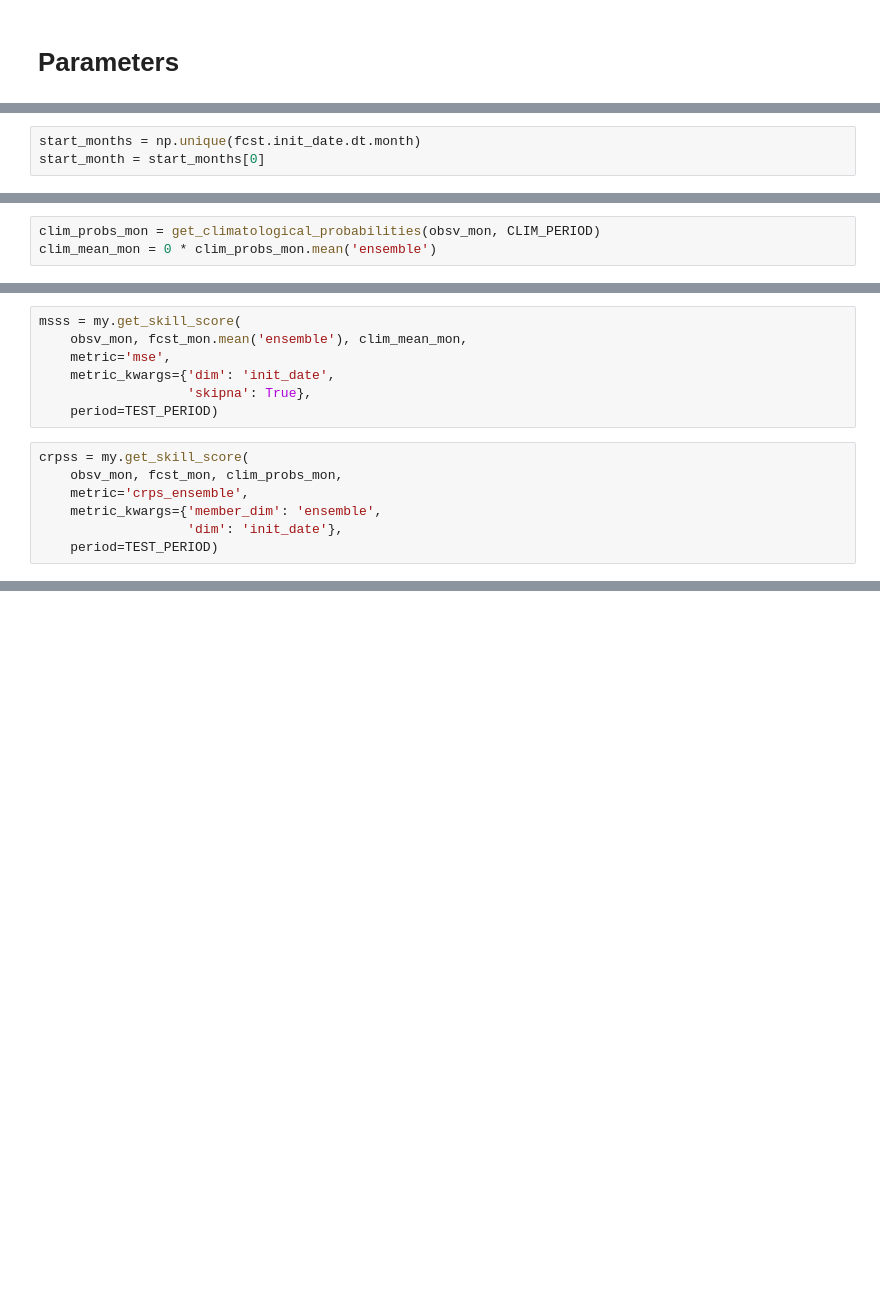
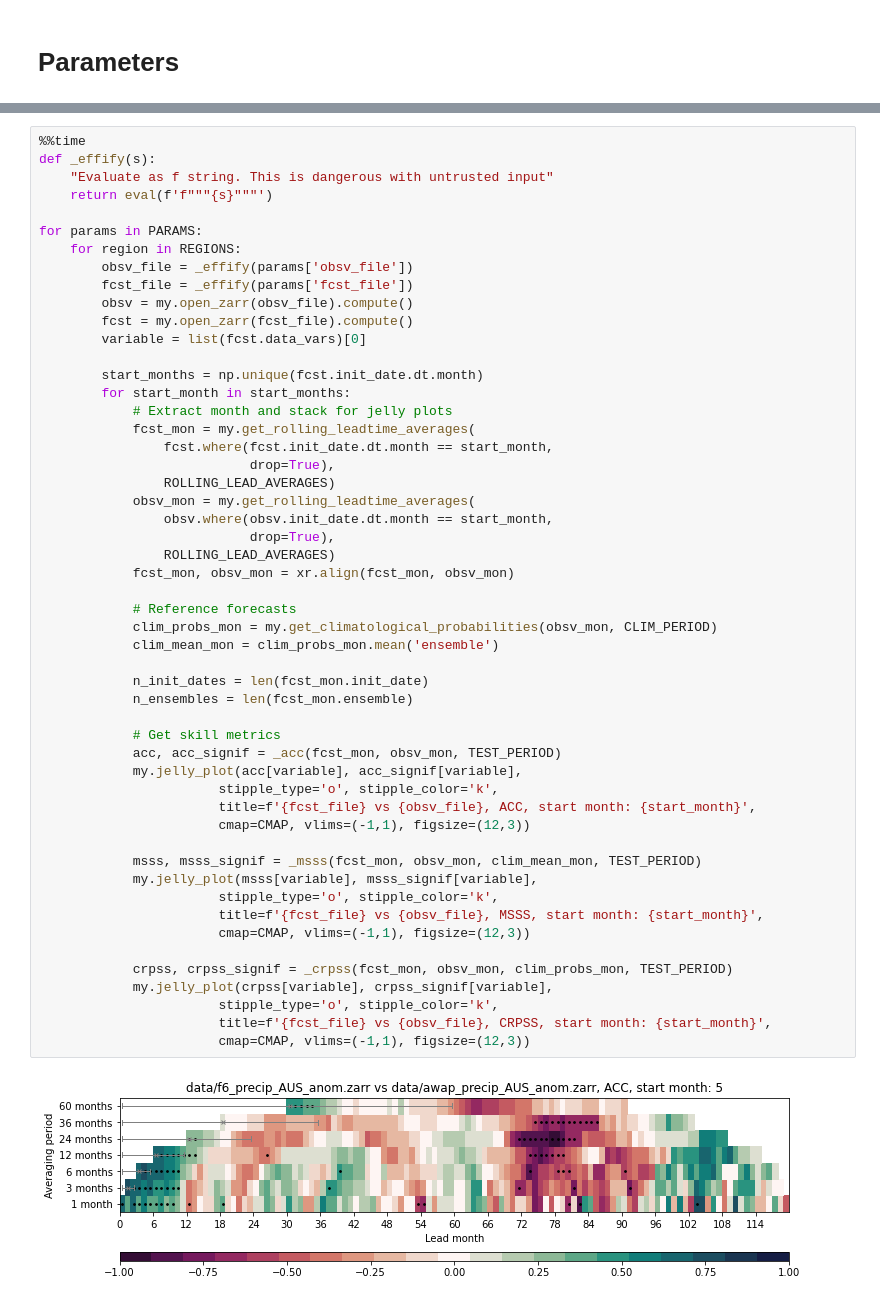
Before and after one commit to dougiesquire/hydro_tasmania, a Jupyter notebook: 2020/1.0_assess_skill.ipynb, the cells around one changed output, grey strips where cells are left out. Drawn from its saved outputs; the diff is of its cells as text; blank space fills up the shorter version.

```diff
--- a/2020/1.0_assess_skill.ipynb
+++ b/2020/1.0_assess_skill.ipynb
@@ -69,3 +58,0 @@ obsv = my.open_zarr('data/awap_precip_TAS_anom.zarr').compute()
-# %%
-start_months = np.unique(fcst.init_date.dt.month)
-start_month = start_months[0]
@@ -81,3 +58,0 @@ fcst_mon, obsv_mon = xr.align(fcst_mon, obsv_mon)
-# %%
-clim_probs_mon = get_climatological_probabilities(obsv_mon, CLIM_PERIOD)
-clim_mean_mon = 0 * clim_probs_mon.mean('ensemble')
@@ -91,14 +58,0 @@ acc = my.get_metric(
-# %%
-msss = my.get_skill_score(
-    obsv_mon, fcst_mon.mean('ensemble'), clim_mean_mon,
-    metric='mse',
-    metric_kwargs={'dim': 'init_date',
-                   'skipna': True},
-    period=TEST_PERIOD)
-# %%
-crpss = my.get_skill_score(
-    obsv_mon, fcst_mon, clim_probs_mon,
-    metric='crps_ensemble',
-    metric_kwargs={'member_dim': 'ensemble',
-                   'dim': 'init_date'},
-    period=TEST_PERIOD)
@@ -179,0 +165,54 @@ jelly_plot(crpss['precip'], None, stipple_type='//',
+# %%
+%%time
+def _effify(s):
+    "Evaluate as f string. This is dangerous with untrusted input"
+    return eval(f'f"""{s}"""')
+
+for params in PARAMS:
+    for region in REGIONS:
+        obsv_file = _effify(params['obsv_file'])
+        fcst_file = _effify(params['fcst_file'])
+        obsv = my.open_zarr(obsv_file).compute()
+        fcst = my.open_zarr(fcst_file).compute()
+        variable = list(fcst.data_vars)[0]
+
+        start_months = np.unique(fcst.init_date.dt.month)
+        for start_month in start_months:
+            # Extract month and stack for jelly plots
+            fcst_mon = my.get_rolling_leadtime_averages(
+                fcst.where(fcst.init_date.dt.month == start_month,
+                           drop=True),
+                ROLLING_LEAD_AVERAGES)
+            obsv_mon = my.get_rolling_leadtime_averages(
+                obsv.where(obsv.init_date.dt.month == start_month,
+                           drop=True),
+                ROLLING_LEAD_AVERAGES)
+            fcst_mon, obsv_mon = xr.align(fcst_mon, obsv_mon)
+
+            # Reference forecasts
+            clim_probs_mon = my.get_climatological_probabilities(obsv_mon, CLIM_PERIOD)
+            clim_mean_mon = clim_probs_mon.mean('ensemble')
+
+            n_init_dates = len(fcst_mon.init_date)
+            n_ensembles = len(fcst_mon.ensemble)
+
+            # Get skill metrics
+            acc, acc_signif = _acc(fcst_mon, obsv_mon, TEST_PERIOD)
+            my.jelly_plot(acc[variable], acc_signif[variable],
+                       stipple_type='o', stipple_color='k',
+                       title=f'{fcst_file} vs {obsv_file}, ACC, start month: {start_month}',
+                       cmap=CMAP, vlims=(-1,1), figsize=(12,3))
+
+            msss, msss_signif = _msss(fcst_mon, obsv_mon, clim_mean_mon, TEST_PERIOD)
+            my.jelly_plot(msss[variable], msss_signif[variable],
+                       stipple_type='o', stipple_color='k',
+                       title=f'{fcst_file} vs {obsv_file}, MSSS, start month: {start_month}',
+                       cmap=CMAP, vlims=(-1,1), figsize=(12,3))
+
+            crpss, crpss_signif = _crpss(fcst_mon, obsv_mon, clim_probs_mon, TEST_PERIOD)
+            my.jelly_plot(crpss[variable], crpss_signif[variable],
+                       stipple_type='o', stipple_color='k',
+                       title=f'{fcst_file} vs {obsv_file}, CRPSS, start month: {start_month}',
+                       cmap=CMAP, vlims=(-1,1), figsize=(12,3))
+# %% [output]
+[figure, added]
```
Also changed, not shown: parts of 21 cells of this notebook, 2 other files.
